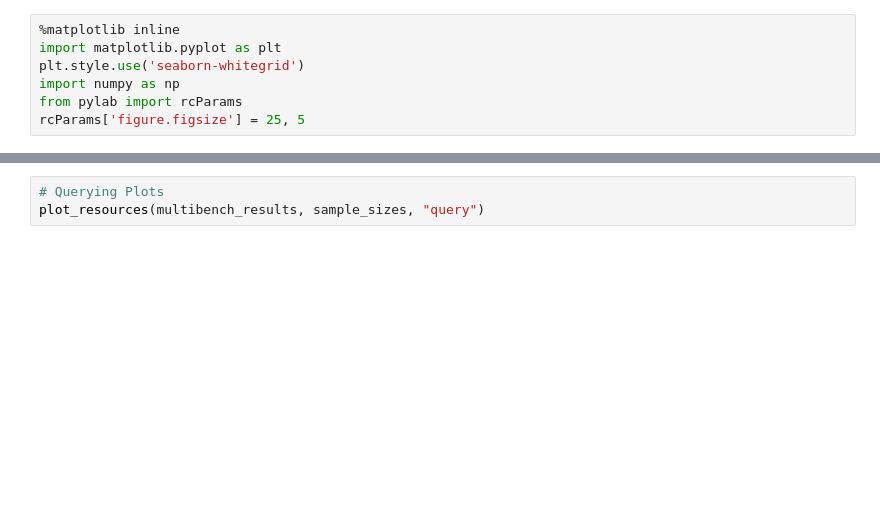
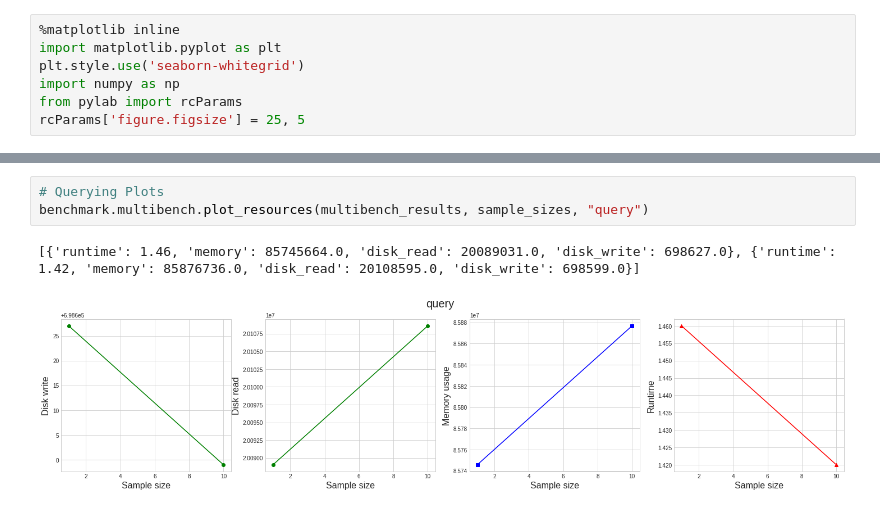
Before and after one commit to apetkau/thesis-benchmarking, a Jupyter notebook: bigsi/BIGSI-benchmark.ipynb, the cells around one changed output, grey strips where cells are left out. Cells and saved outputs as stored; diff of their text form; blank space fills up the shorter version.

```diff
--- a/bigsi/BIGSI-benchmark.ipynb
+++ b/bigsi/BIGSI-benchmark.ipynb
@@ -125,3 +143,6 @@ plot_resources(multibench_results, sample_sizes, "index")
 # %%
 # Querying Plots
-plot_resources(multibench_results, sample_sizes, "query")
+benchmark.multibench.plot_resources(multibench_results, sample_sizes, "query")
+# %% [output]
+[{'runtime': 1.46, 'memory': 85745664.0, 'disk_read': 20089031.0, 'disk_write': 698627.0}, {'runtime': 1.42, 'memory': 85876736.0, 'disk_read': 20108595.0, 'disk_write': 698599.0}]
+[figure, added]
```
Also changed, not shown: parts of 15 cells of this notebook, 3 other files.
